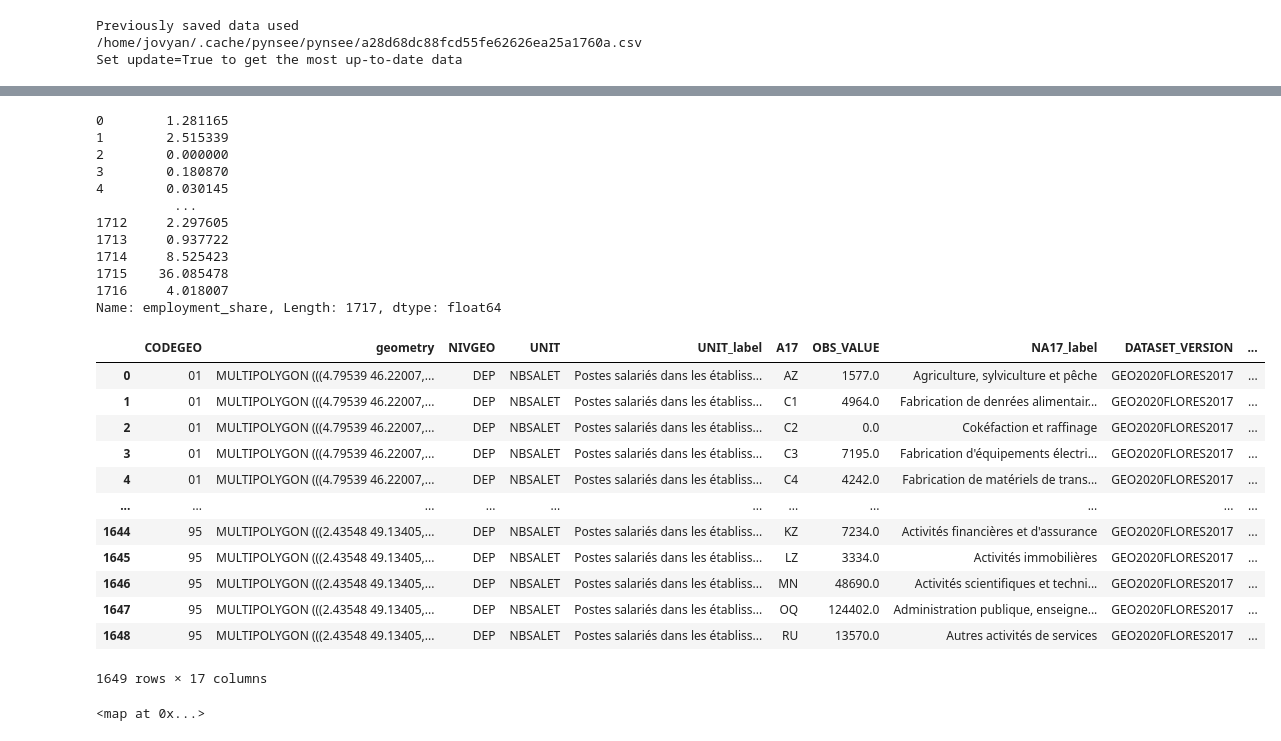
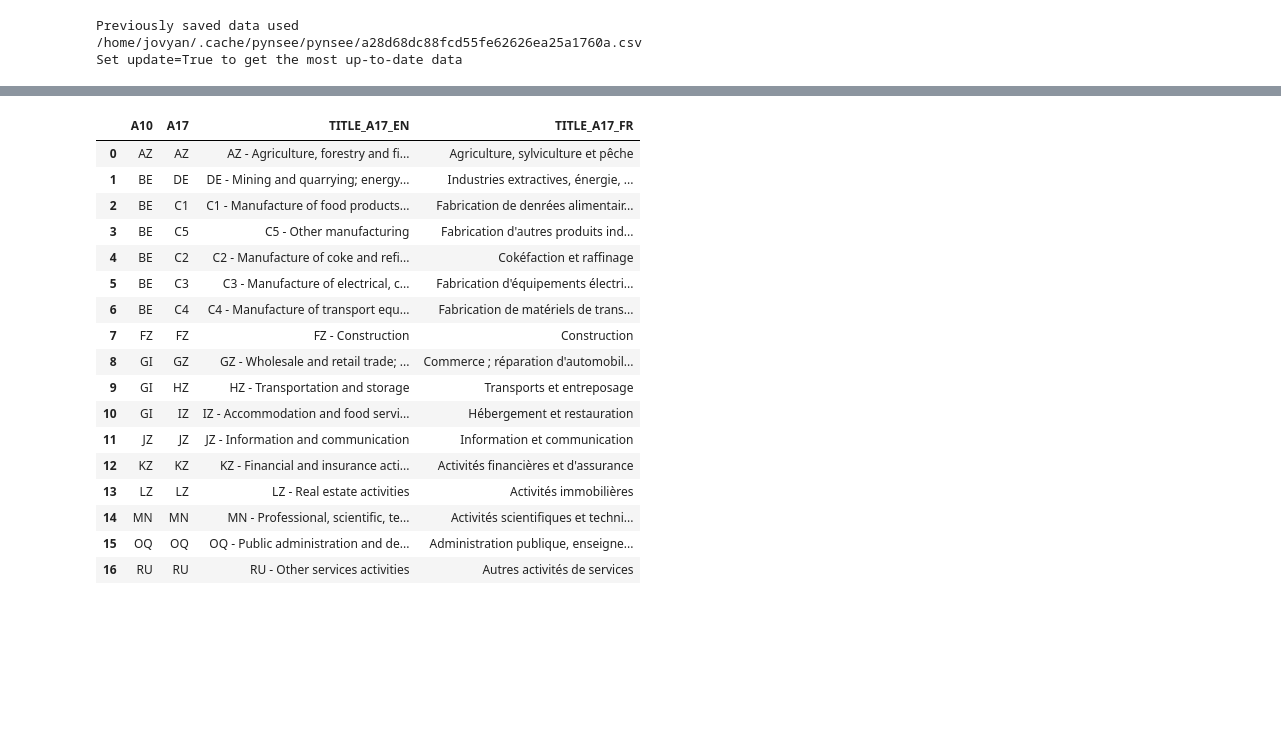
Before and after one commit to tfardet/pynsee, a Jupyter notebook: docs/examples/example_empl_sector_dep.ipynb, the cells around one changed output, grey strips where cells are left out. Drawn from its saved outputs; the diff is of its cells as text; code cells hidden in the pictures; blank space fills up the shorter version.

Commit message:
example on employment by department
Former-commit-id: 8d4cab61602f55439ae6887e55cb9163171f414a

```diff
--- a/docs/examples/example_empl_sector_dep.ipynb
+++ b/docs/examples/example_empl_sector_dep.ipynb
@@ -40,43 +49,37 @@ data = data.rename(columns={'NA17': 'A17'})
 # %%
+# keep only headcounts and remove the total from the data
 df = data[data["UNIT"] == "NBSALET"].reset_index(drop=True)
-df = df[df["A17"] != "ENS"].reset_index(drop=True)
+df = df[~df["A17"].isin(["ENS", "OQ"])].reset_index(drop=True)
 # %%
 # compute share of activity in total employment by department
 df['employment_share'] = 100 * df["OBS_VALUE"] / df['OBS_VALUE'].groupby(df['CODEGEO']).transform('sum')
-df['employment_share']
-# %% [output]
-0        1.281165
-1        2.515339
-2        0.000000
-3        0.180870
-4        0.030145
-          ...
-1712     2.297605
-1713     0.937722
-1714     8.525423
-1715    36.085478
-1716     4.018007
-Name: employment_share, Length: 1717, dtype: float64
 # %%
 # merge values and geographic limits
 datamap = dep.merge(df, how = 'left', on = 'CODEGEO')
 datamap = gpd.GeoDataFrame(datamap).set_crs("EPSG:4326")
 # %%
+# add english activity labels at A17 level
 activity = get_activity_list("A17")
+activity["TITLE_A17_EN"] = activity["A17"] + " - " + activity["TITLE_A17_EN"]
 datamap = datamap.merge(activity, how='left', on='A17')
-datamap
+activity
 # %% [output]
-|  | CODEGEO | geometry | NIVGEO | UNIT | UNIT_label | A17 | OBS_VALUE | NA17_label | DATASET_VERSION | ... |
-| 0 | 01 | MULTIPOLYGON (((4.79539 46.22007,... | DEP | NBSALET | Postes salariés dans les établiss... | AZ | 1577.0 | Agriculture, sylviculture et pêche | GEO2020FLORES2017 | ... |
-| 1 | 01 | MULTIPOLYGON (((4.79539 46.22007,... | DEP | NBSALET | Postes salariés dans les établiss... | C1 | 4964.0 | Fabrication de denrées alimentair... | GEO2020FLORES2017 | ... |
-| 2 | 01 | MULTIPOLYGON (((4.79539 46.22007,... | DEP | NBSALET | Postes salariés dans les établiss... | C2 | 0.0 | Cokéfaction et raffinage | GEO2020FLORES2017 | ... |
-| 3 | 01 | MULTIPOLYGON (((4.79539 46.22007,... | DEP | NBSALET | Postes salariés dans les établiss... | C3 | 7195.0 | Fabrication d'équipements électri... | GEO2020FLORES2017 | ... |
-| 4 | 01 | MULTIPOLYGON (((4.79539 46.22007,... | DEP | NBSALET | Postes salariés dans les établiss... | C4 | 4242.0 | Fabrication de matériels de trans... | GEO2020FLORES2017 | ... |
-| ... | ... | ... | ... | ... | ... | ... | ... | ... | ... | ... |
-| 1644 | 95 | MULTIPOLYGON (((2.43548 49.13405,... | DEP | NBSALET | Postes salariés dans les établiss... | KZ | 7234.0 | Activités financières et d'assurance | GEO2020FLORES2017 | ... |
-| 1645 | 95 | MULTIPOLYGON (((2.43548 49.13405,... | DEP | NBSALET | Postes salariés dans les établiss... | LZ | 3334.0 | Activités immobilières | GEO2020FLORES2017 | ... |
-| 1646 | 95 | MULTIPOLYGON (((2.43548 49.13405,... | DEP | NBSALET | Postes salariés dans les établiss... | MN | 48690.0 | Activités scientifiques et techni... | GEO2020FLORES2017 | ... |
-| 1647 | 95 | MULTIPOLYGON (((2.43548 49.13405,... | DEP | NBSALET | Postes salariés dans les établiss... | OQ | 124402.0 | Administration publique, enseigne... | GEO2020FLORES2017 | ... |
-| 1648 | 95 | MULTIPOLYGON (((2.43548 49.13405,... | DEP | NBSALET | Postes salariés dans les établiss... | RU | 13570.0 | Autres activités de services | GEO2020FLORES2017 | ... |
+|  | A10 | A17 | TITLE_A17_EN | TITLE_A17_FR |
+| 0 | AZ | AZ | AZ - Agriculture, forestry and fi... | Agriculture, sylviculture et pêche |
+| 1 | BE | DE | DE - Mining and quarrying; energy... | Industries extractives, énergie, ... |
+| 2 | BE | C1 | C1 - Manufacture of food products... | Fabrication de denrées alimentair... |
+| 3 | BE | C5 | C5 - Other manufacturing | Fabrication d'autres produits ind... |
+| 4 | BE | C2 | C2 - Manufacture of coke and refi... | Cokéfaction et raffinage |
+| 5 | BE | C3 | C3 - Manufacture of electrical, c... | Fabrication d'équipements électri... |
+| 6 | BE | C4 | C4 - Manufacture of transport equ... | Fabrication de matériels de trans... |
+| 7 | FZ | FZ | FZ - Construction | Construction |
+| 8 | GI | GZ | GZ - Wholesale and retail trade; ... | Commerce ; réparation d'automobil... |
+| 9 | GI | HZ | HZ - Transportation and storage | Transports et entreposage |
+| 10 | GI | IZ | IZ - Accommodation and food servi... | Hébergement et restauration |
+| 11 | JZ | JZ | JZ - Information and communication | Information et communication |
+| 12 | KZ | KZ | KZ - Financial and insurance acti... | Activités financières et d'assurance |
+| 13 | LZ | LZ | LZ - Real estate activities | Activités immobilières |
+| 14 | MN | MN | MN - Professional, scientific, te... | Activités scientifiques et techni... |
+| 15 | OQ | OQ | OQ - Public administration and de... | Administration publique, enseigne... |
+| 16 | RU | RU | RU - Other services activities | Autres activités de services |
-1649 rows × 17 columns
 # %%
@@ -86,7 +92,0 @@ datamap["center"] = datamap['geometry'].apply(lambda x: get_center(x))
-# %%
-import colorsys
-N = 5
-HSV_tuples = [(x*1.0/N, 0.5, 0.5) for x in range(N)]
-RGB_tuples = map(lambda x: colorsys.hsv_to_rgb(*x), HSV_tuples)
-# %% [output]
-<map at 0x...>
```
Also changed, not shown: parts of 5 cells of this notebook.
